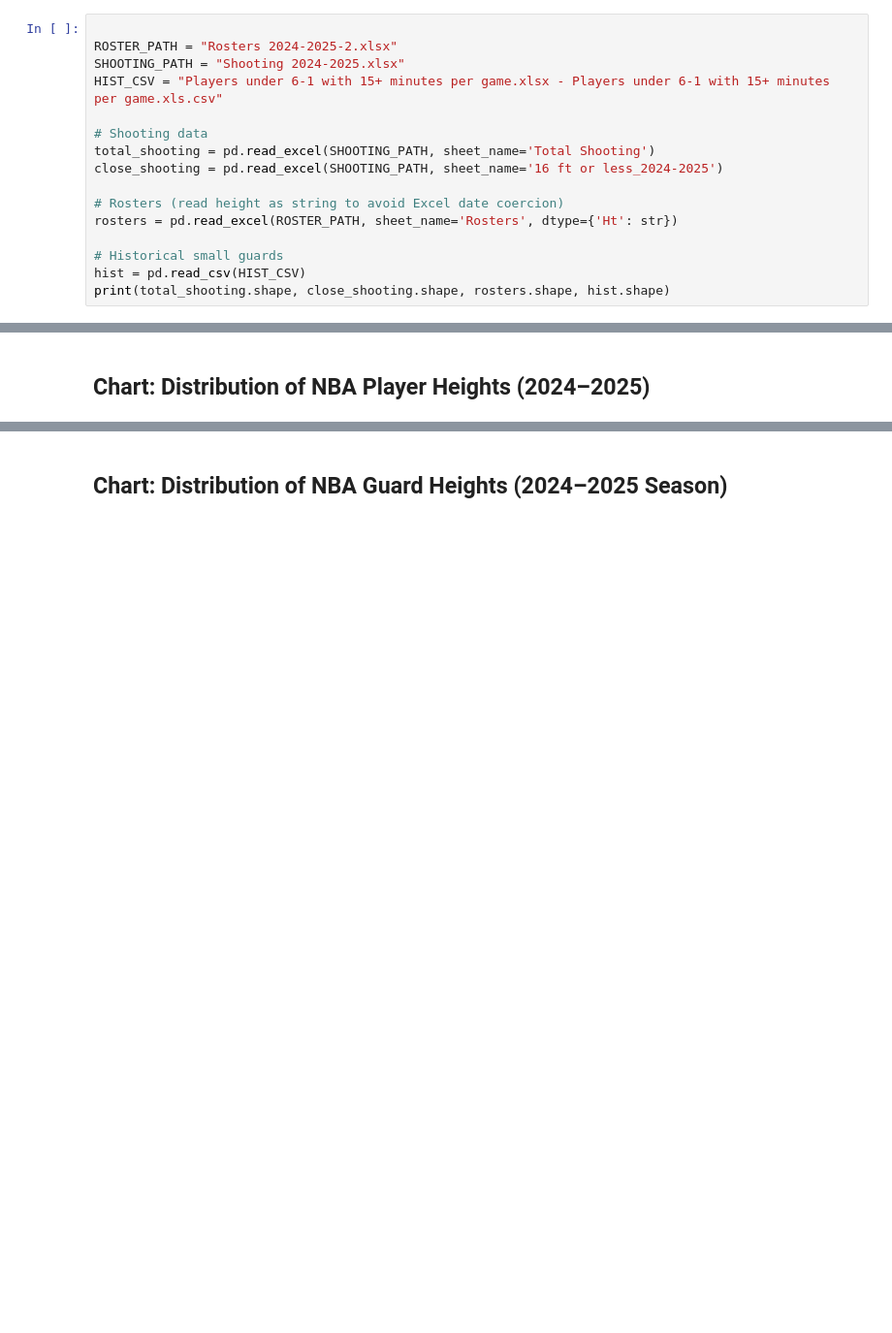
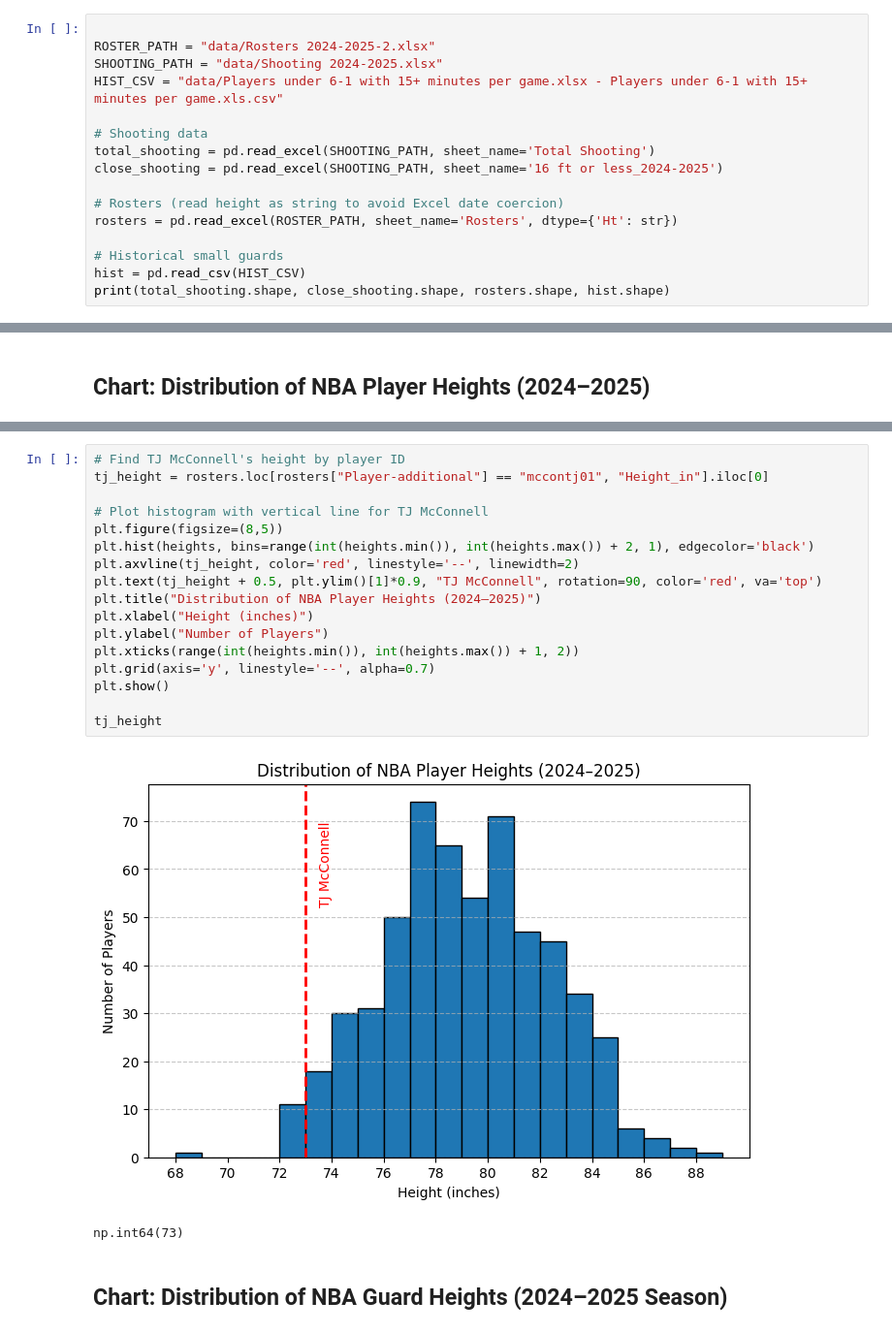
Before and after one commit to marginofaaron/nba-heights, a Jupyter notebook: NBA_Small_Guards_Analysis.ipynb, the cells around one changed output, grey strips where cells are left out. Shown: that part at 97% size. Saved outputs shown, nothing was run; the diff lists cells and outputs as text; blank space fills up the shorter version.

Commit message:
updated files with new data and charts

```diff
--- a/NBA_Small_Guards_Analysis.ipynb
+++ b/NBA_Small_Guards_Analysis.ipynb
@@ -23,9 +23,9 @@ pd.set_option('display.max_columns', 200)
 ## Load datasets
 # %%
 
-ROSTER_PATH = "Rosters 2024-2025-2.xlsx"
-SHOOTING_PATH = "Shooting 2024-2025.xlsx"
-HIST_CSV = "Players under 6-1 with 15+ minutes per game.xlsx - Players under 6-1 with 15+ minutes per game.xls.csv"
+ROSTER_PATH = "data/Rosters 2024-2025-2.xlsx"
+SHOOTING_PATH = "data/Shooting 2024-2025.xlsx"
+HIST_CSV = "data/Players under 6-1 with 15+ minutes per game.xlsx - Players under 6-1 with 15+ minutes per game.xls.csv"
 
 # Shooting data
 total_shooting = pd.read_excel(SHOOTING_PATH, sheet_name='Total Shooting')
@@ -121,3 +146,23 @@ plt.show()
+# %%
+# Find TJ McConnell's height by player ID
+tj_height = rosters.loc[rosters["Player-additional"] == "mccontj01", "Height_in"].iloc[0]
+
+# Plot histogram with vertical line for TJ McConnell
+plt.figure(figsize=(8,5))
+plt.hist(heights, bins=range(int(heights.min()), int(heights.max()) + 2, 1), edgecolor='black')
+plt.axvline(tj_height, color='red', linestyle='--', linewidth=2)
+plt.text(tj_height + 0.5, plt.ylim()[1]*0.9, "TJ McConnell", rotation=90, color='red', va='top')
+plt.title("Distribution of NBA Player Heights (2024–2025)")
+plt.xlabel("Height (inches)")
+plt.ylabel("Number of Players")
+plt.xticks(range(int(heights.min()), int(heights.max()) + 1, 2))
+plt.grid(axis='y', linestyle='--', alpha=0.7)
+plt.show()
+
+tj_height
+# %% [output]
+[figure, added]
+np.int64(73)
 # %% [markdown]
 ## Chart: Distribution of NBA Guard Heights (2024–2025 Season)
 # %%
```
Also changed, not shown: parts of 10 cells of this notebook, 5 other files.
